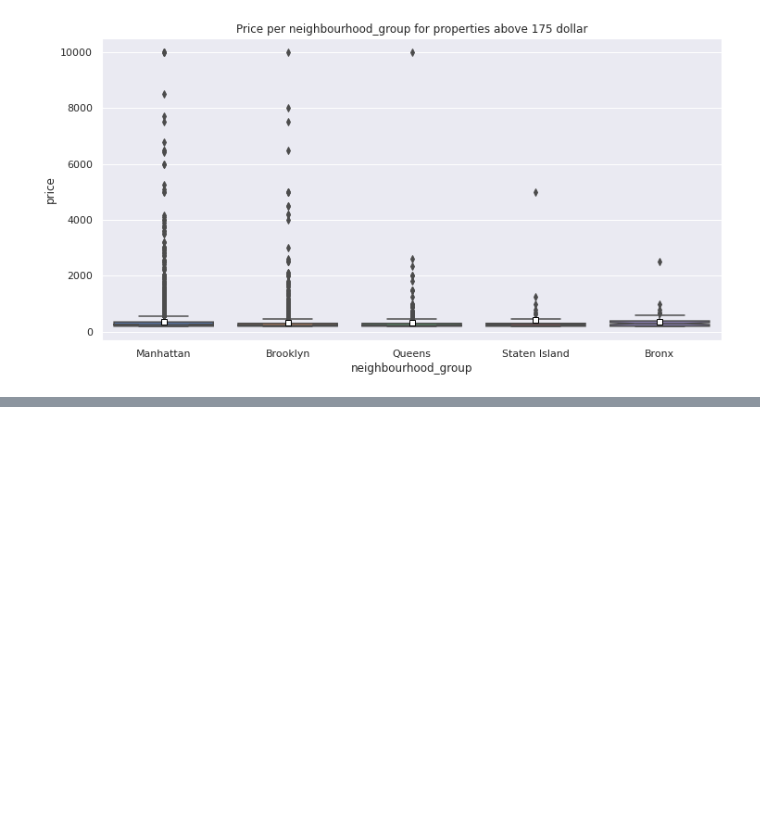
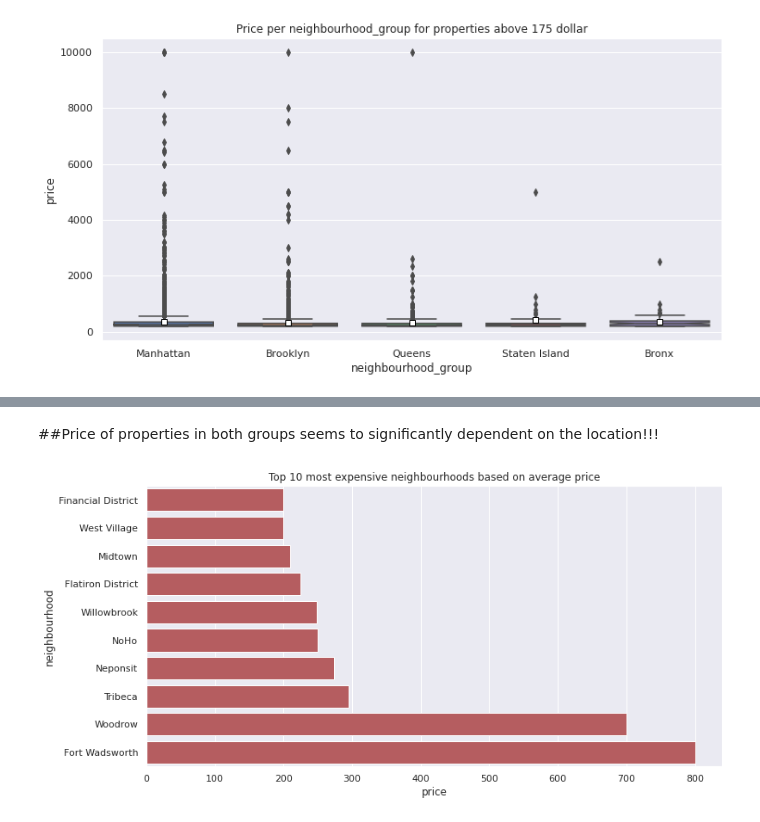
Before and after one commit to Rahul2661998/EDA-Capstone-project-AirBNB_Booking_Analysis-, a Jupyter notebook: Copy_of_Airbnb_Bookings_Analysis_Capstone_Project.ipynb, the cells around one changed output, grey strips where cells are left out. Saved outputs shown, nothing was run; the diff lists cells and outputs as text; code cells hidden in the pictures; blank space fills up the shorter version.

```diff
--- a/Copy_of_Airbnb_Bookings_Analysis_Capstone_Project.ipynb
+++ b/Copy_of_Airbnb_Bookings_Analysis_Capstone_Project.ipynb
@@ -230,0 +250,11 @@ plt.ioff()
+# %% [markdown]
+##Price of properties in both groups seems to significantly dependent on the location!!!
+# %%
+temp= data.groupby(["neighbourhood"])['price'].aggregate(np.median).reset_index().sort_values('price')
+# %%
+sns.barplot(x="price", y="neighbourhood", data=temp[-10:],
+            label="Total", color="r")
+plt.title('Top 10 most expensive neighbourhoods based on average price')
+plt.show()
+# %% [output]
+[figure, added]
```
Also changed, not shown: parts of 24 cells of this notebook.
